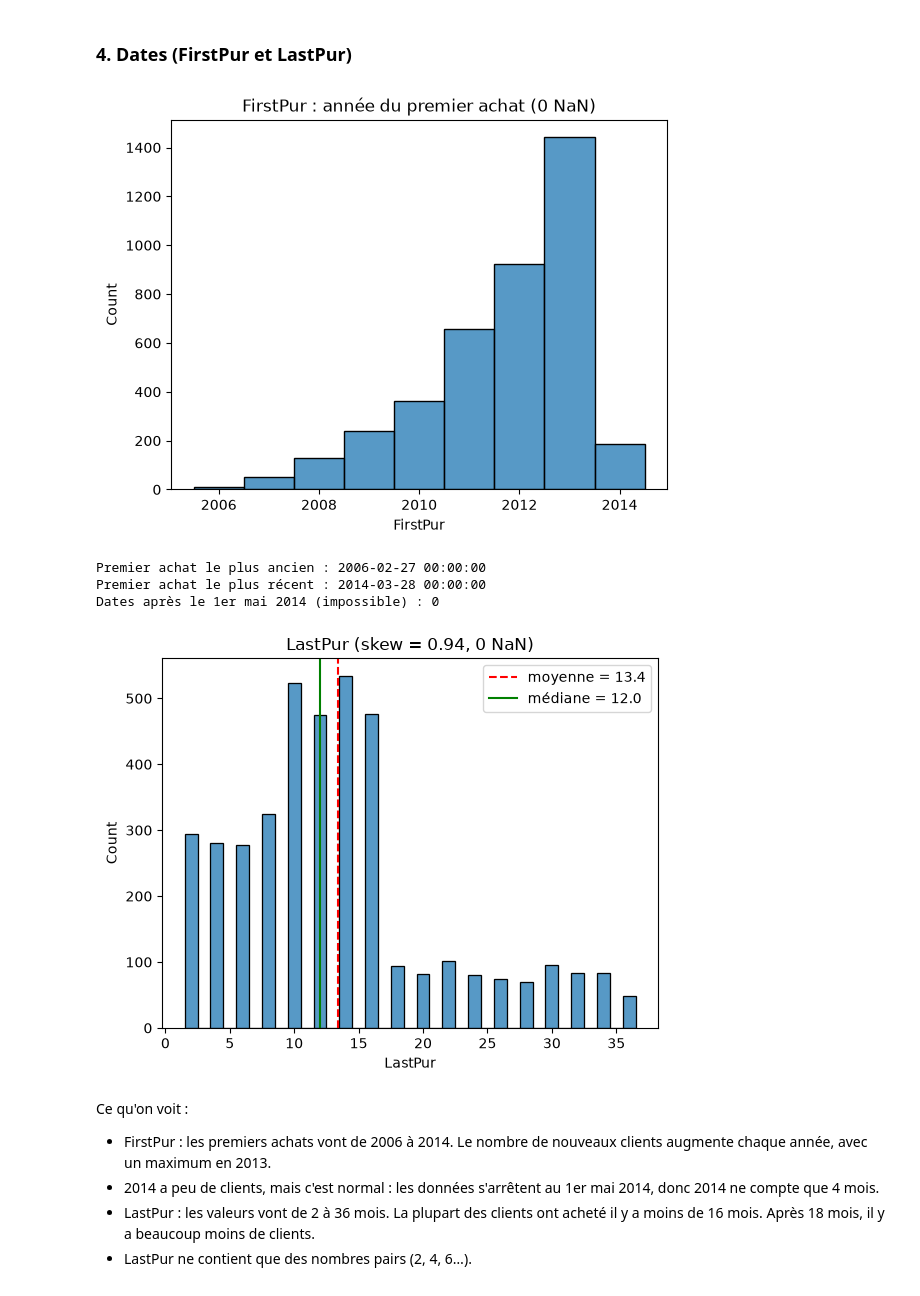
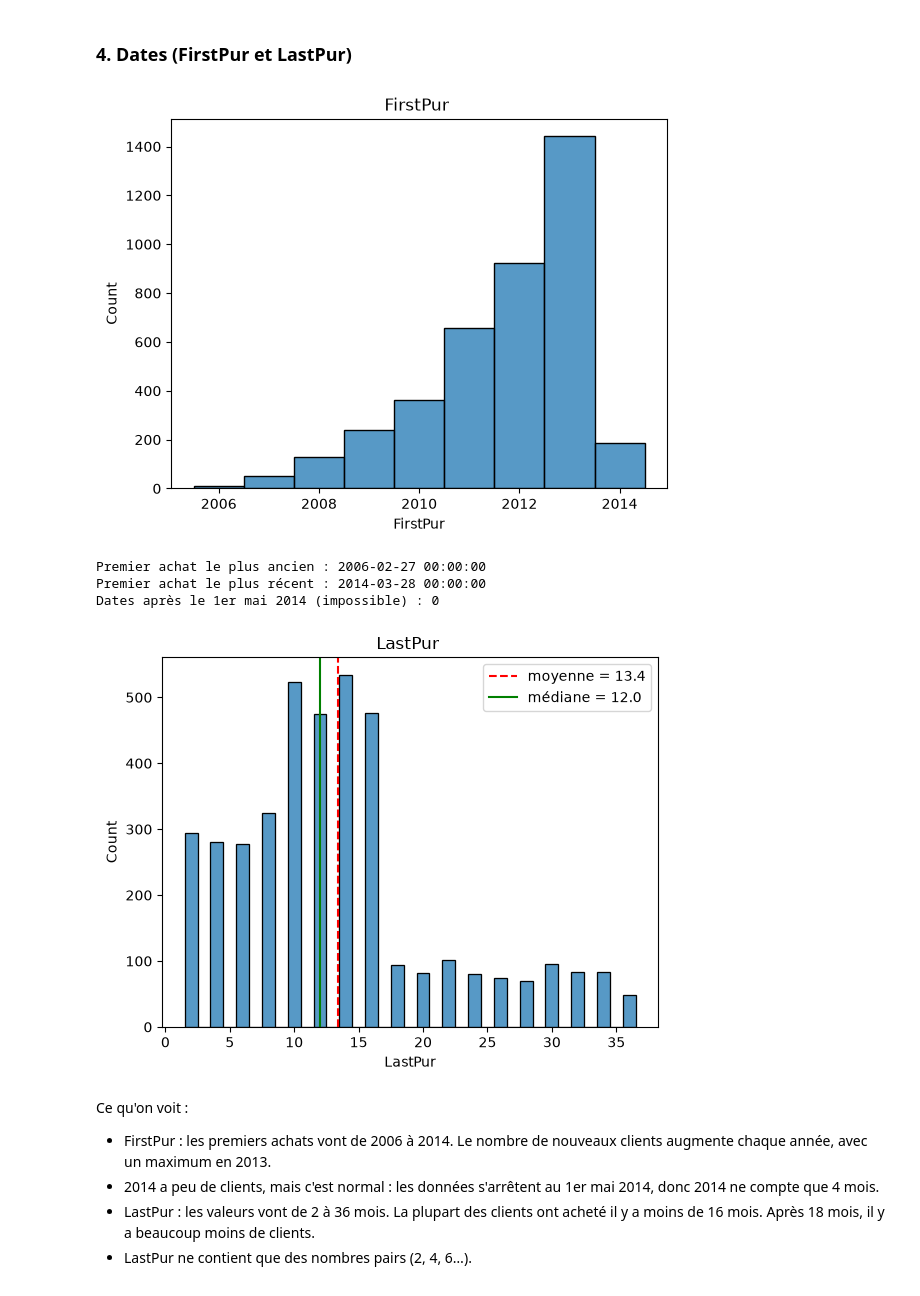
Before and after one commit to moussaassameur/projet-bi-librairie, a Jupyter notebook: projet_librairie.ipynb, the cells around one changed output. Cells and saved outputs as stored; diff of their text form; code cells hidden in the pictures.

```diff
--- a/projet_librairie.ipynb
+++ b/projet_librairie.ipynb
@@ -226,18 +244,18 @@ Problèmes à noter :
 # %%
 # convertir le texte "16/07/2012" en vraie date
 dates = pd.to_datetime(df["FirstPur"], format="%d/%m/%Y")
 nb_nan = dates.isna().sum()
 
 sns.histplot(dates.dt.year, discrete=True)
-plt.title(f"FirstPur : année du premier achat ({nb_nan} NaN)")
+plt.title(f"FirstPur ")
 plt.savefig("figures/hist_FirstPur.png")
 plt.show()
 
 print("Premier achat le plus ancien :", dates.min())
 print("Premier achat le plus récent :", dates.max())
 print("Dates après le 1er mai 2014 (impossible) :", (dates > "2014-05-01").sum())
 # %% [output]
-[figure, old version]
+[figure, new version]
 Premier achat le plus ancien : 2006-02-27 00:00:00
 Premier achat le plus récent : 2014-03-28 00:00:00
 Dates après le 1er mai 2014 (impossible) : 0
@@ -250,11 +268,11 @@ sns.histplot(s, discrete=True)
 plt.axvline(s.mean(), color="red", linestyle="--", label=f"moyenne = {s.mean():.1f}")
 plt.axvline(s.median(), color="green", label=f"médiane = {s.median():.1f}")
 plt.legend()
-plt.title(f"{col} (skew = {s.skew():.2f}, {nb_nan} NaN)")
+plt.title(f"{col} ")
 plt.savefig(f"figures/hist_{col}.png")
 plt.show()
 # %% [output]
-[figure, old version]
+[figure, new version]
 # %% [markdown]
 Ce qu'on voit :
 - FirstPur : les premiers achats vont de 2006 à 2014. Le nombre de nouveaux clients augmente chaque année, avec un maximum en 2013.
```
Also changed, not shown: parts of 12 cells of this notebook, 6 other files.
